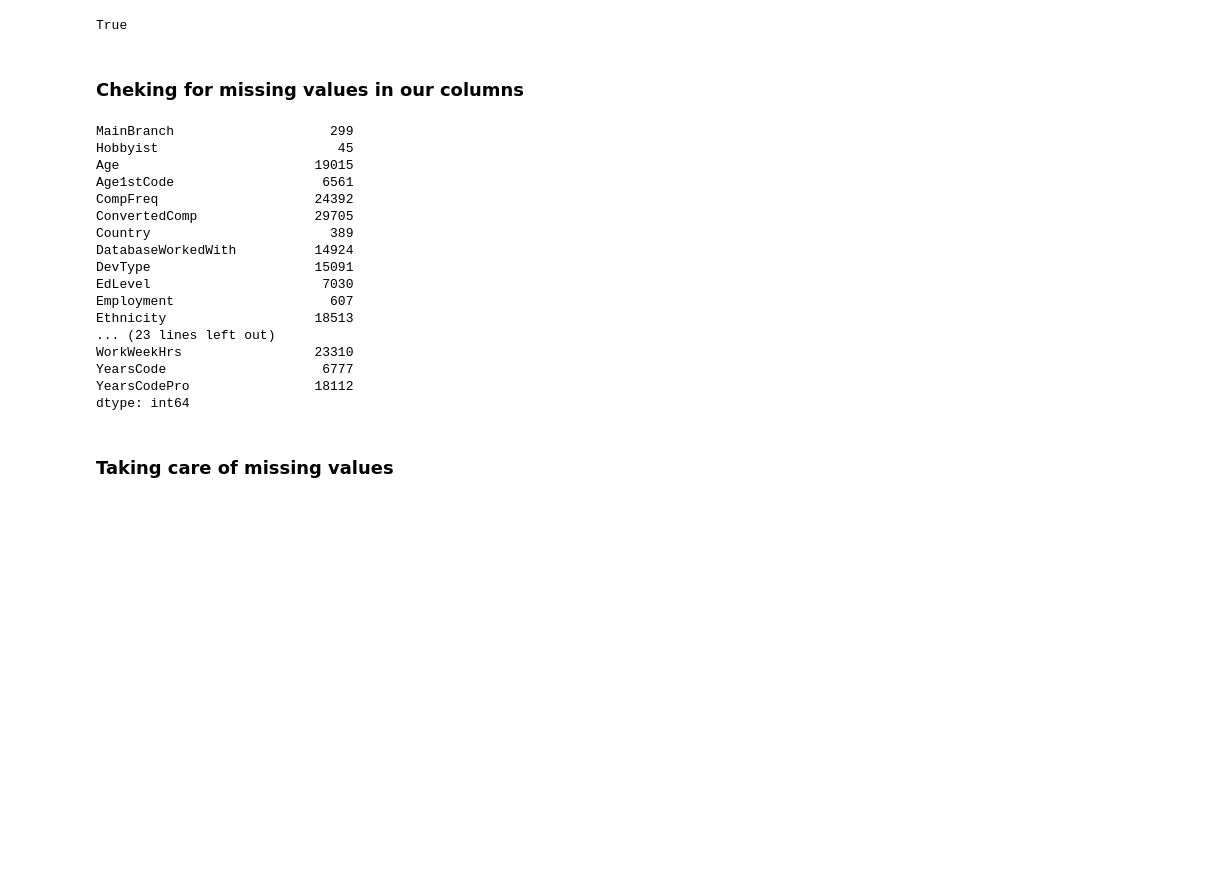
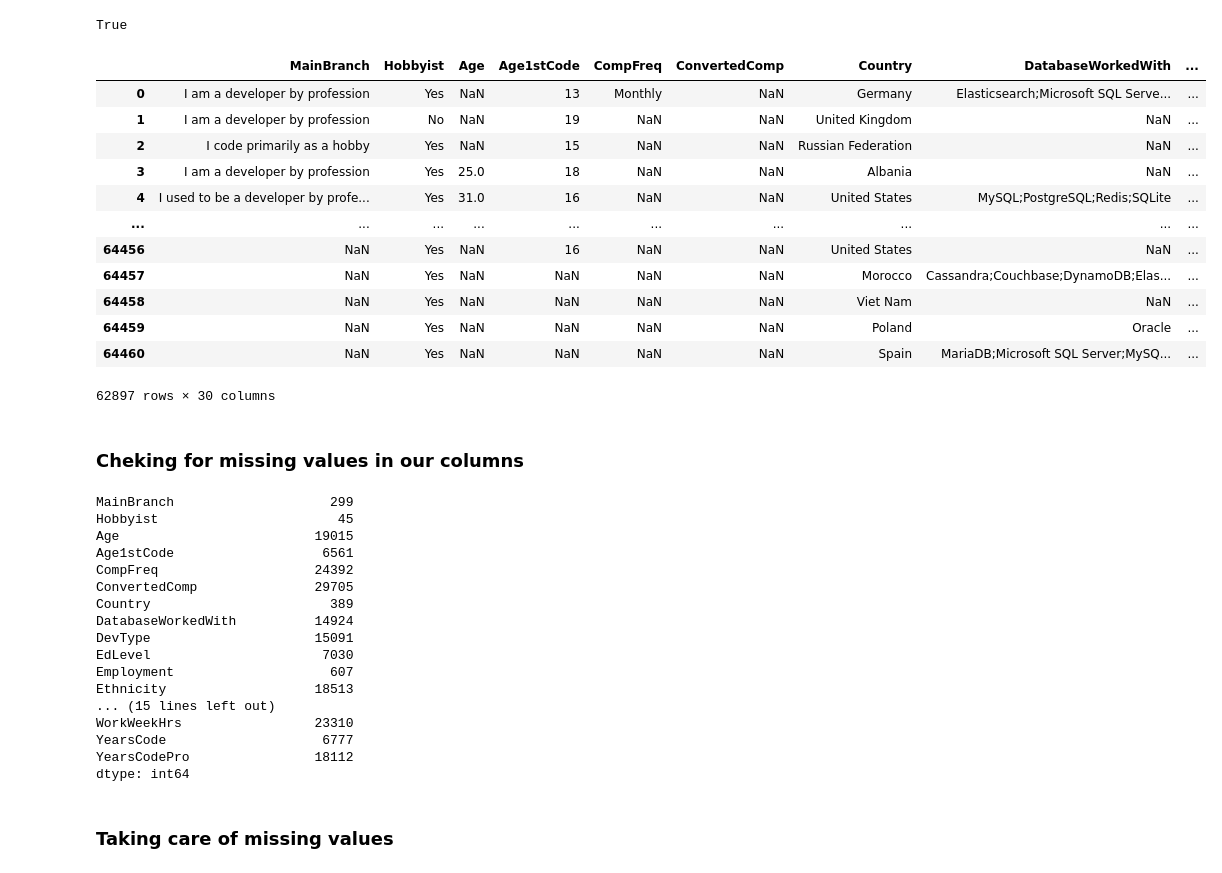
Before and after one commit to alexgathuri/salary-analysis-for-developers, a Jupyter notebook: Salary_Analysis_for_Developers_Programmers(Lilac_Lotus_group).ipynb, the cells around one changed output. Drawn from its saved outputs; the diff is of its cells as text; code cells hidden in the pictures; blank space fills up the shorter version.

```diff
--- a/Salary_Analysis_for_Developers_Programmers(Lilac_Lotus_group).ipynb
+++ b/Salary_Analysis_for_Developers_Programmers(Lilac_Lotus_group).ipynb
@@ -100,3 +100,9 @@ dd.head(3)
 | 0 | I am a developer by profession | Yes | NaN | 13 | Monthly | NaN | Germany | Elasticsearch;Microsoft SQL Serve... | ... |
 | 1 | I am a developer by profession | No | NaN | 19 | NaN | NaN | United Kingdom | NaN | ... |
 | 2 | I code primarily as a hobby | Yes | NaN | 15 | NaN | NaN | Russian Federation | NaN | ... |
+# %%
+#Dropping the columns listed in the drop section because they will not help with our analysis
+dd.drop([ 'SOAccount', 'SOComm','SOPartFreq','SOVisitFreq','Trans','WelcomeChange','WebframeWorkedWith','WebframeDesireNextYear'],axis=1,inplace=True)
+
+#Cheking if the columns have been dropped
+dd.head(3)
@@ -107,6 +118,23 @@ dd.head(3)
 dd.duplicated().values.any()
 # %% [output]
 True
+# %%
+#Dropping duplicates
+dd.drop_duplicates()
+# %% [output]
+|  | MainBranch | Hobbyist | Age | Age1stCode | CompFreq | ConvertedComp | Country | DatabaseWorkedWith | ... |
+| 0 | I am a developer by profession | Yes | NaN | 13 | Monthly | NaN | Germany | Elasticsearch;Microsoft SQL Serve... | ... |
+| 1 | I am a developer by profession | No | NaN | 19 | NaN | NaN | United Kingdom | NaN | ... |
+| 2 | I code primarily as a hobby | Yes | NaN | 15 | NaN | NaN | Russian Federation | NaN | ... |
+| 3 | I am a developer by profession | Yes | 25.0 | 18 | NaN | NaN | Albania | NaN | ... |
+| 4 | I used to be a developer by profe... | Yes | 31.0 | 16 | NaN | NaN | United States | MySQL;PostgreSQL;Redis;SQLite | ... |
+| ... | ... | ... | ... | ... | ... | ... | ... | ... | ... |
+| 64456 | NaN | Yes | NaN | 16 | NaN | NaN | United States | NaN | ... |
+| 64457 | NaN | Yes | NaN | NaN | NaN | NaN | Morocco | Cassandra;Couchbase;DynamoDB;Elas... | ... |
+| 64458 | NaN | Yes | NaN | NaN | NaN | NaN | Viet Nam | NaN | ... |
+| 64459 | NaN | Yes | NaN | NaN | NaN | NaN | Poland | Oracle | ... |
+| 64460 | NaN | Yes | NaN | NaN | NaN | NaN | Spain | MariaDB;Microsoft SQL Server;MySQ... | ... |
+62897 rows × 30 columns
 # %% [markdown]
 ### **Cheking for missing values in our columns**
 # %%
@@ -125,7 +153,7 @@ DevType                     15091
 EdLevel                      7030
 Employment                    607
 Ethnicity                   18513
-... (23 lines left out)
+... (15 lines left out)
 WorkWeekHrs                 23310
 YearsCode                    6777
 YearsCodePro                18112
```
Also changed, not shown: parts of 11 cells of this notebook.
